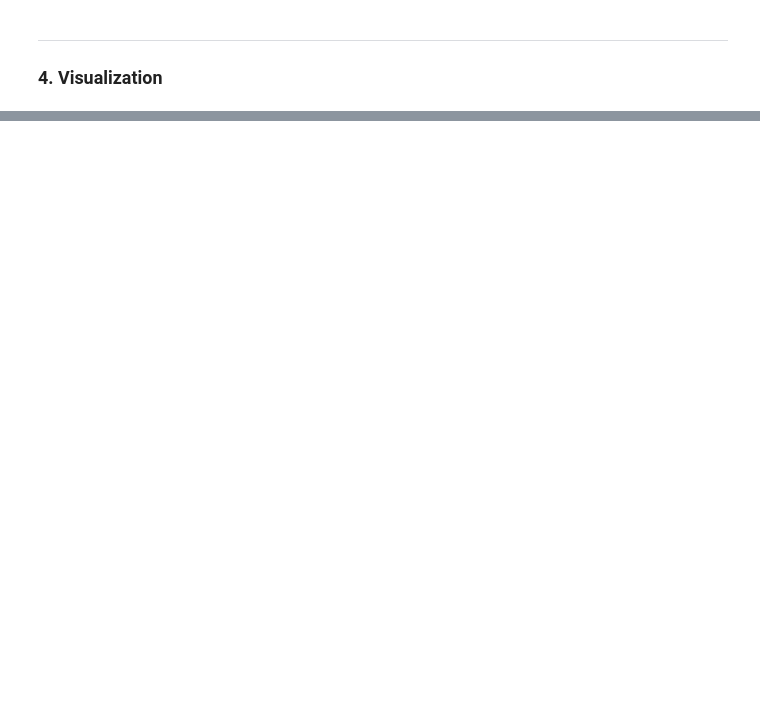
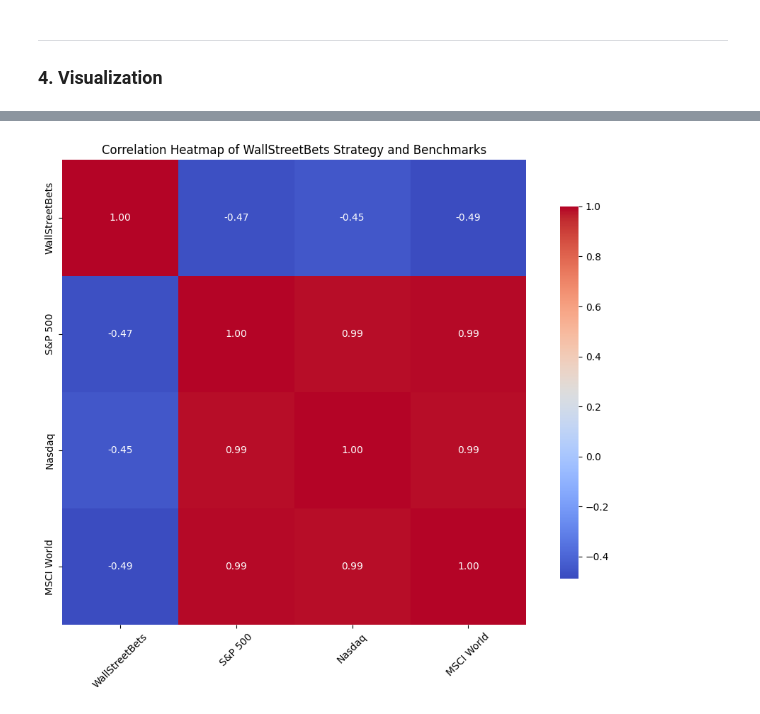
Before and after one commit to Chargent/Thesis, a Jupyter notebook: main.ipynb, the cells around one changed output, grey strips where cells are left out. Saved outputs shown, nothing was run; the diff lists cells and outputs as text; code cells hidden in the pictures; blank space fills up the shorter version.

```diff
--- a/main.ipynb
+++ b/main.ipynb
@@ -850,0 +849,27 @@ equity_curve_df
+# %%
+combined_df = pd.concat([strategy_eq, bench_eq],axis=1)
+combined_df.columns = ['WallStreetBets', 'S&P 500', 'Nasdaq', 'MSCI World']
+
+# Heatmap correlation matrix of the wallstreetbets strategy and the benchmarks
+def plot_correlation_heatmap(combined_df):
+    # Calculate the correlation matrix
+    corr_matrix = combined_df.corr()
+
+    # Set up the matplotlib figure
+    plt.figure(figsize=(10, 8))
+
+    # Create a heatmap with annotations
+    sns.heatmap(corr_matrix, annot=True, fmt=".2f", cmap='coolwarm', square=True, cbar_kws={"shrink": .8})
+
+    # Set the title and labels
+    plt.title('Correlation Heatmap of WallStreetBets Strategy and Benchmarks')
+    plt.xticks(rotation=45)
+
+    # Show the plot
+    plt.tight_layout()
+    plt.show()
+
+# Call the function to plot the correlation heatmap
+plot_correlation_heatmap(combined_df)
+# %% [output]
+[figure, added]
```
Also changed, not shown: parts of 26 cells of this notebook, 1 other file.
